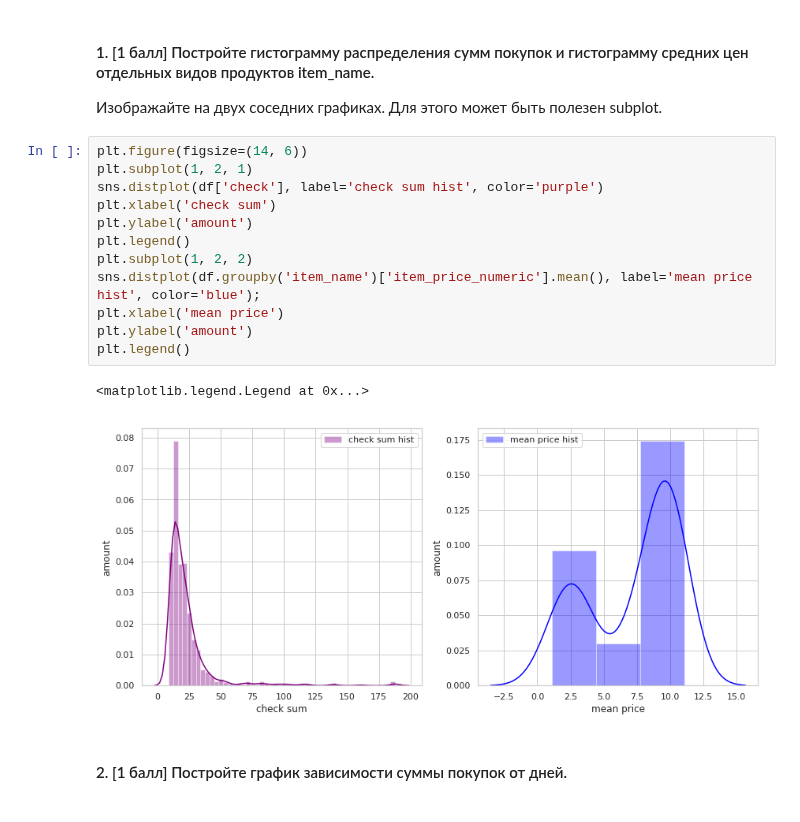
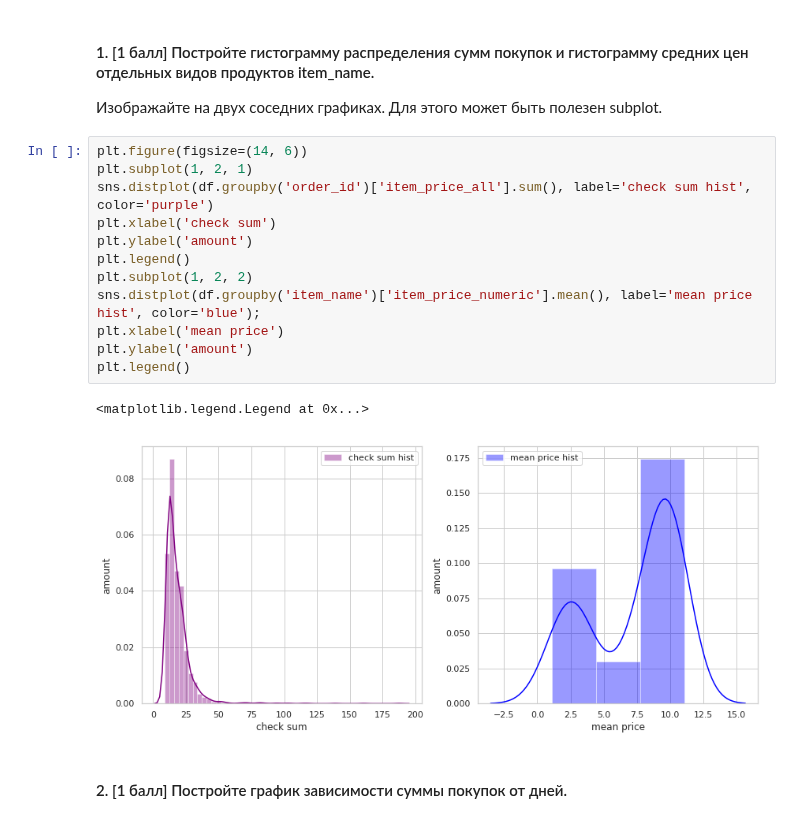
Before and after one commit to Mikhail-off/ML2018, a Jupyter notebook: HW1/homework-practice-01.ipynb, the cells around one changed output. Saved outputs shown, nothing was run; the diff lists cells and outputs as text.

```diff
--- a/HW1/homework-practice-01.ipynb
+++ b/HW1/homework-practice-01.ipynb
@@ -421,18 +423,18 @@ df[:10]
 # %%
 plt.figure(figsize=(14, 6))
 plt.subplot(1, 2, 1)
-sns.distplot(df['check'], label='check sum hist', color='purple')
+sns.distplot(df.groupby('order_id')['item_price_all'].sum(), label='check sum hist', color='purple')
 plt.xlabel('check sum')
 plt.ylabel('amount')
 plt.legend()
 plt.subplot(1, 2, 2)
 sns.distplot(df.groupby('item_name')['item_price_numeric'].mean(), label='mean price hist', color='blue');
 plt.xlabel('mean price')
 plt.ylabel('amount')
 plt.legend()
 # %% [output]
 <matplotlib.legend.Legend at 0x...>
-[figure, old version]
+[figure, new version]
 # %% [markdown]
 #### 2. [1 балл] Постройте график зависимости суммы покупок от дней.
 # %%
```
Also changed, not shown: parts of 6 cells of this notebook.
